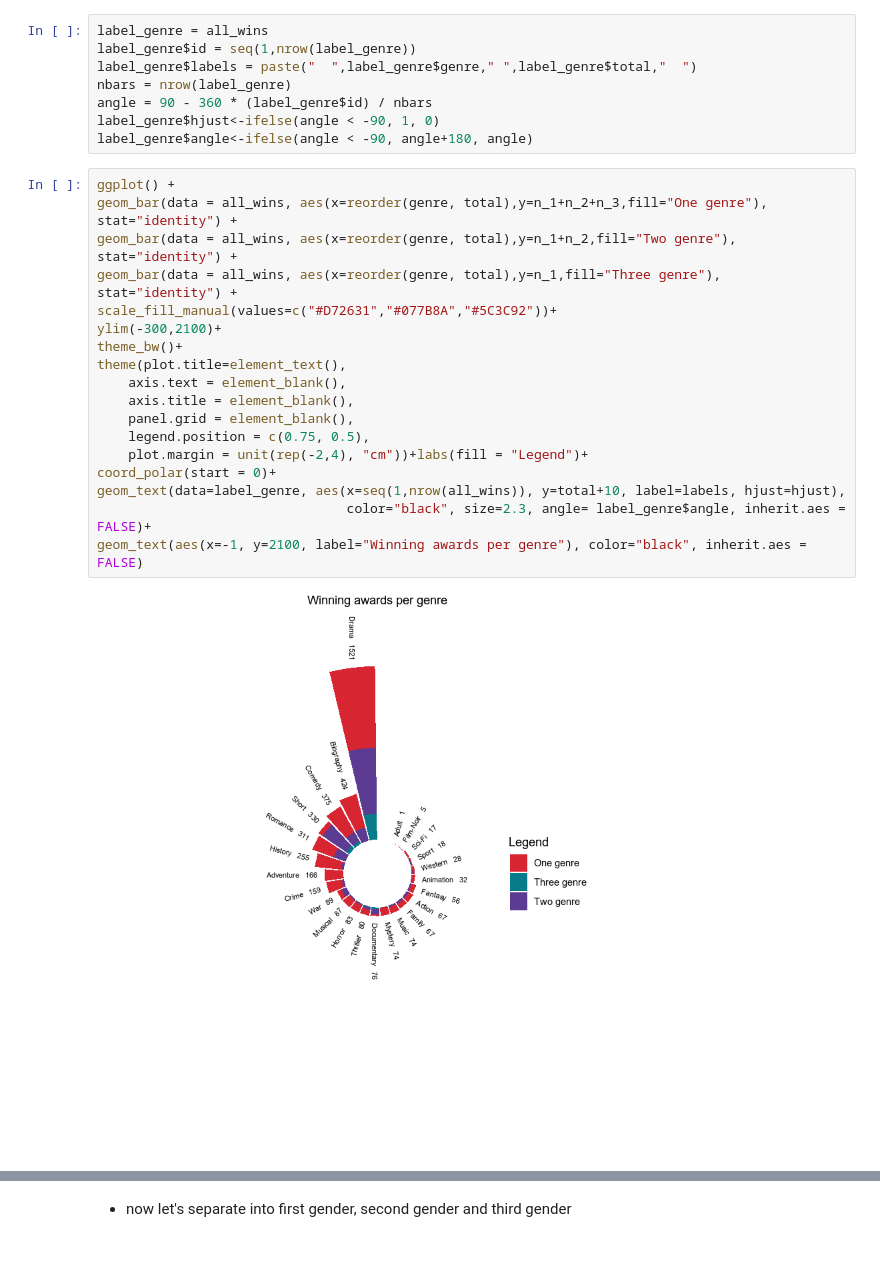
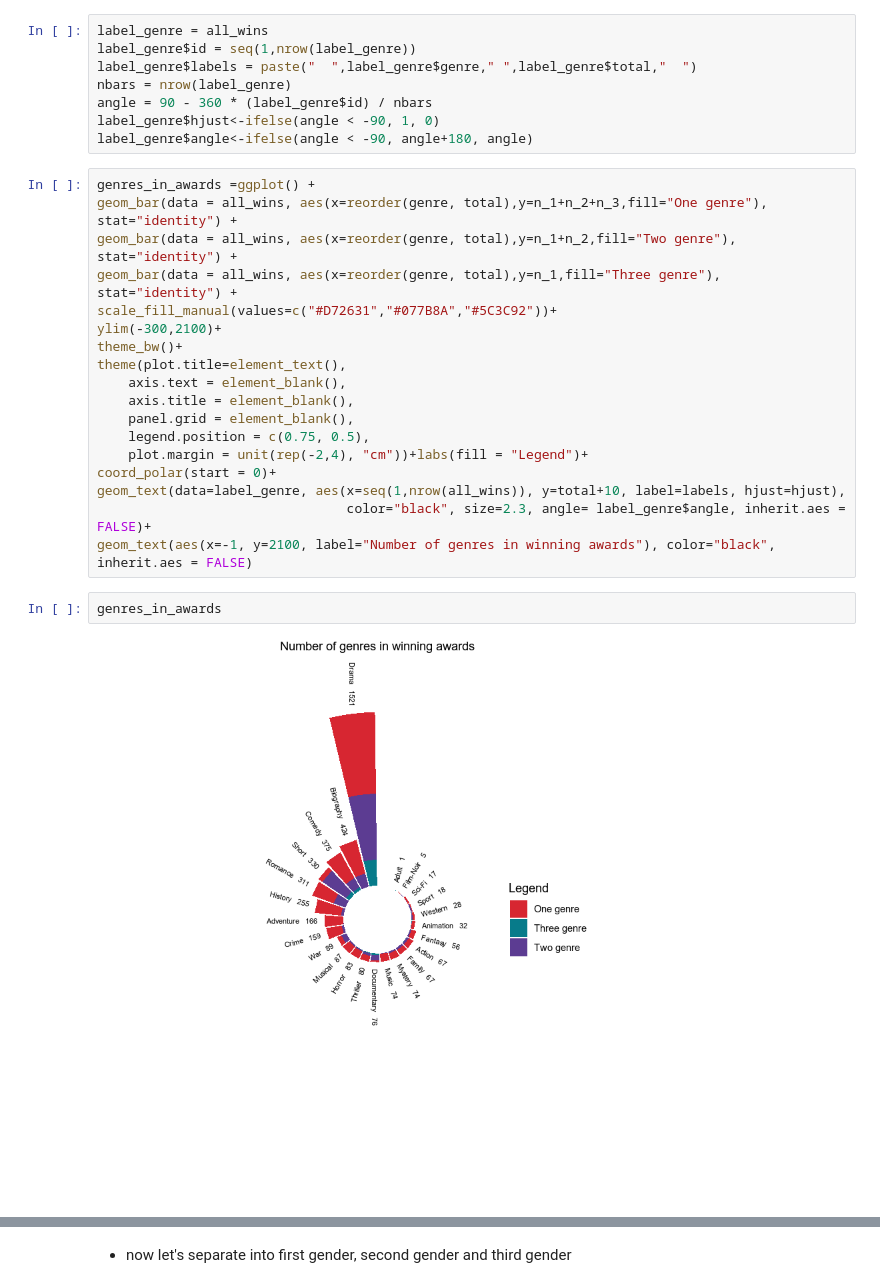
Before and after one commit to fsbarros98/IMDb_analysis, a Jupyter notebook: src/05.1_hypothesis_success_people_awards_FB.ipynb, the cells around one changed output, grey strips where cells are left out. Cells and saved outputs as stored; diff of their text form; blank space fills up the shorter version.

```diff
--- a/src/05.1_hypothesis_success_people_awards_FB.ipynb
+++ b/src/05.1_hypothesis_success_people_awards_FB.ipynb
@@ -675,7 +655,7 @@ angle = 90 - 360 * (label_genre$id) / nbars
 label_genre$hjust<-ifelse(angle < -90, 1, 0)
 label_genre$angle<-ifelse(angle < -90, angle+180, angle)
 # %%
-ggplot() +
+genres_in_awards =ggplot() +
 geom_bar(data = all_wins, aes(x=reorder(genre, total),y=n_1+n_2+n_3,fill="One genre"), stat="identity") +
 geom_bar(data = all_wins, aes(x=reorder(genre, total),y=n_1+n_2,fill="Two genre"), stat="identity") +
 geom_bar(data = all_wins, aes(x=reorder(genre, total),y=n_1,fill="Three genre"), stat="identity") +
@@ -691,6 +671,8 @@ theme(plot.title=element_text(),
 coord_polar(start = 0)+
 geom_text(data=label_genre, aes(x=seq(1,nrow(all_wins)), y=total+10, label=labels, hjust=hjust),
                                 color="black", size=2.3, angle= label_genre$angle, inherit.aes = FALSE)+
-geom_text(aes(x=-1, y=2100, label="Winning awards per genre"), color="black", inherit.aes = FALSE)
+geom_text(aes(x=-1, y=2100, label="Number of genres in winning awards"), color="black", inherit.aes = FALSE)
-# %% [output]
-[figure, removed]
+# %%
+genres_in_awards
+# %% [output]
+[figure, added]
```
Also changed, not shown: parts of 29 cells of this notebook, 9 other files.
